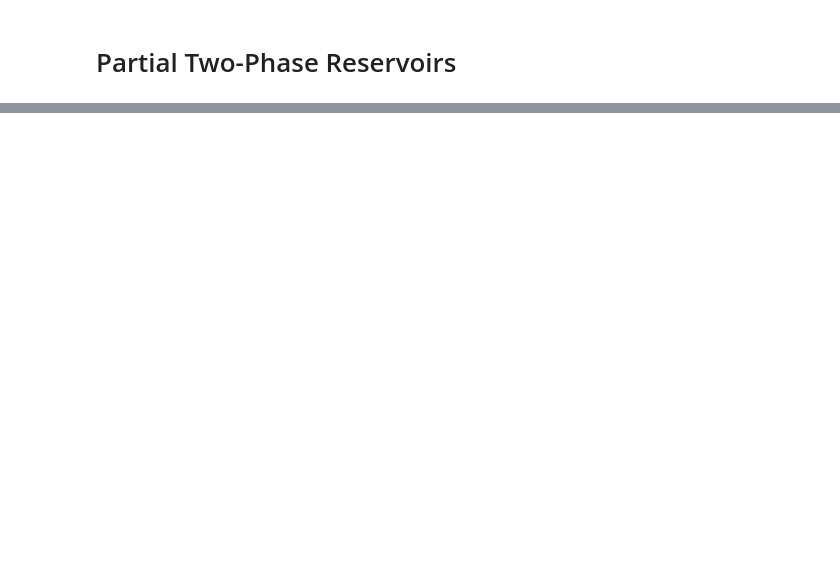
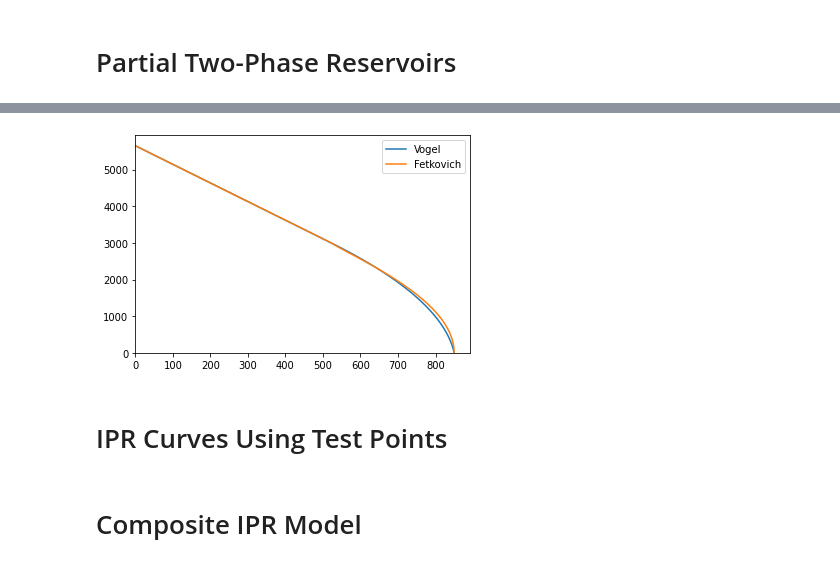
Before and after one commit to jshiriyev/data-driven-forecasting, a Jupyter notebook: notebooks/reservoir_deliverability.ipynb, the cells around one changed output, grey strips where cells are left out. Saved outputs shown, nothing was run; the diff lists cells and outputs as text; code cells hidden in the pictures; blank space fills up the shorter version.

```diff
--- a/notebooks/reservoir_deliverability.ipynb
+++ b/notebooks/reservoir_deliverability.ipynb
@@ -104,0 +124,16 @@ q_pseudo_fetkovich = inflow.partial(Pres,pwf=prange,model="fetkovich",n=2,regime
+# %%
+plt.plot(q_vogel,prange,label='Vogel')
+plt.plot(q_fetkovich,prange,label='Fetkovich')
+
+plt.legend()
+
+plt.xlim(xmin=0)
+plt.ylim(ymin=0)
+
+plt.show()
+# %% [output]
+[figure, added]
+# %% [markdown]
+# IPR Curves Using Test Points
+# %% [markdown]
+# Composite IPR Model
```
Also changed, not shown: parts of 21 cells of this notebook, 1 other file.
